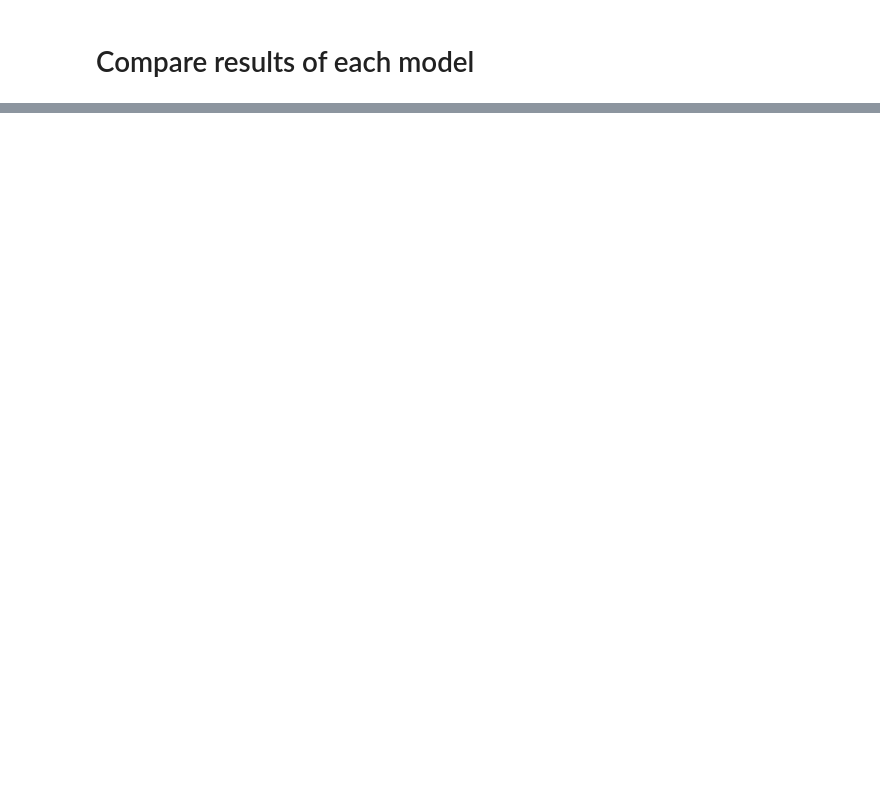
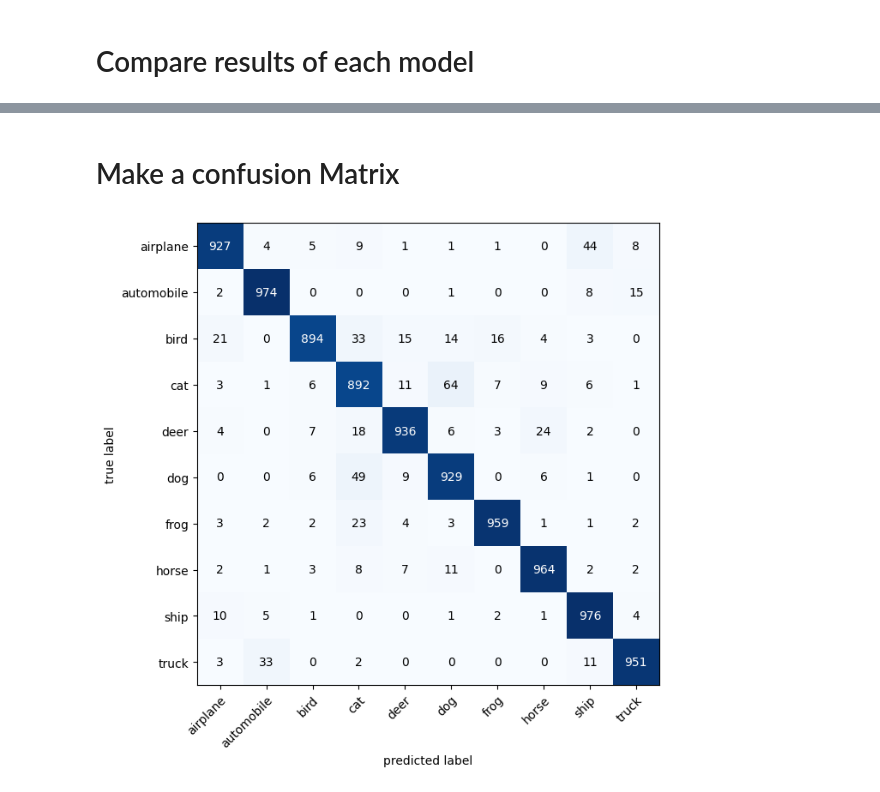
Before and after one commit to T0bzz/cifar10-classifier, a Jupyter notebook: cifar10_cnn.ipynb, the cells around one changed output, grey strips where cells are left out. Saved outputs shown, nothing was run; the diff lists cells and outputs as text; code cells hidden in the pictures; blank space fills up the shorter version.

```diff
--- a/cifar10_cnn.ipynb
+++ b/cifar10_cnn.ipynb
@@ -738,0 +896,41 @@ for model_name, results in models.items():
+# %% [markdown]
+# Make a confusion Matrix
+# %%
+# Make predictions with resnet model
+y_preds = []
+model_2.eval()
+with torch.inference_mode():
+    for X, y in resnet_test_dataloader:
+        X = X.to(device)
+
+        # Forward pass
+        y_logit = model_2(X)
+
+        # Get prediction probabilities
+        y_pred = F.softmax(y_logit, dim=1)
+
+        # Get the predicted class
+        y_preds.append(y_pred.argmax(dim=1).cpu())
+
+    # Concatenate list of predictions into a single tensor
+    y_pred_tensor = torch.cat(y_preds)
+# %%
+import mlxtend
+from torchmetrics import ConfusionMatrix
+from mlxtend.plotting import plot_confusion_matrix
+
+# targets = torch.tensor(resnet_test_data.targets)
+
+# Create confusion matrix and compare preditions to ground truth
+confmat = ConfusionMatrix(task="multiclass", num_classes=len(class_names))
+confmat_tensor = confmat(preds=y_pred_tensor,
+                          target=torch.tensor(resnet_test_data.targets))
+confusion_matrix = confmat_tensor.numpy()
+
+# Plot confusion matrix
+fig, ax = plot_confusion_matrix(conf_mat=confusion_matrix,
+                                figsize=(10, 7),
+                                class_names=class_names)
+plt.show()
+# %% [output]
+[figure, added]
```
Also changed, not shown: parts of 10 cells of this notebook.
